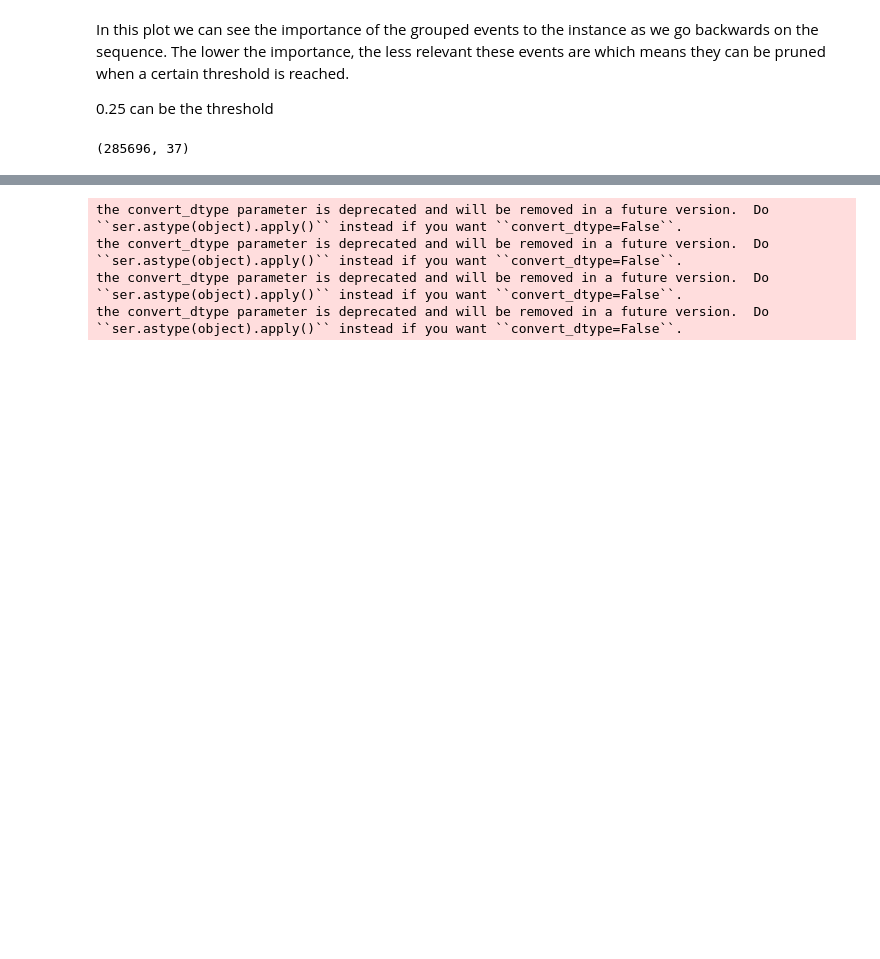
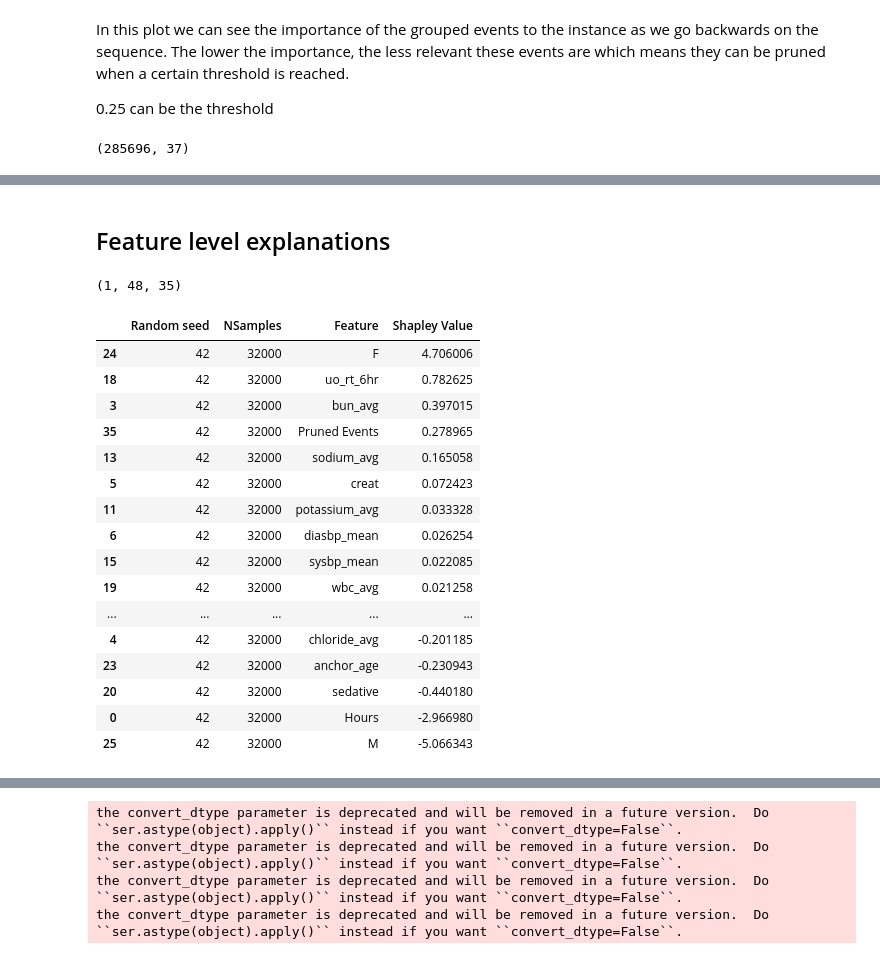
Before and after one commit to charicf/DoctorDisease2.0_AKI, a Jupyter notebook: ml_model/Explainability.ipynb, the cells around one changed output, grey strips where cells are left out. Saved outputs shown, nothing was run; the diff lists cells and outputs as text; code cells hidden in the pictures; blank space fills up the shorter version.

Commit message:
Local explanations updated in notebook

```diff
--- a/ml_model/Explainability.ipynb
+++ b/ml_model/Explainability.ipynb
@@ -523,11 +527,11 @@ from timeshap.explainer import local_pruning, local_event, local_feat, local_cel
 from timeshap.plot import plot_temp_coalition_pruning, plot_event_heatmap, plot_feat_barplot, plot_cell_level
 # %%
 # select model features only
-pos_x_data = single_instance[model_features]
+single_instance_data = single_instance[model_features]
 # convert the instance to numpy so TimeSHAP receives it
-pos_x_data = np.expand_dims(pos_x_data.to_numpy().copy(), axis=0)
+single_instance_data = np.expand_dims(single_instance_data.to_numpy().copy(), axis=0)
 # %%
 pruning_dict = {'tol': 0.25,}
-coal_plot_data, coal_prun_idx = local_pruning(f_hs, pos_x_data, pruning_dict, average_event, id_instance, 'instance', False)
+coal_plot_data, coal_prun_idx = local_pruning(f_hs, single_instance_data, pruning_dict, average_event, id_instance, 'instance', False)
 # coal_prun_idx is in negative terms
-pruning_idx = pos_x_data.shape[1] + coal_prun_idx
+pruning_idx = single_instance_data.shape[1] + coal_prun_idx
@@ -575,0 +584,42 @@ the convert_dtype parameter is deprecated and will be removed in a future versio
+# %% [markdown]
+## Feature level explanations
+# %%
+single_instance_data.shape
+# %% [output]
+(1, 48, 35)
+# %%
+# 1. First, let's make a copy of your data to avoid modifying the original
+normalized_data = single_instance_data.copy()
+
+# 2. Normalize the Hours column (index 0) to be between 0 and 1
+normalized_data[:, :, 0] = single_instance_data[:, :, 0] / 47.0  # Since Hours goes from 0 to 47
+
+# 3. Now try TimeSHAP with the normalized data
+feature_dict = {
+    'rs': 42,
+    'nsamples': 32000,
+    'feature_names': model_features,  # Keep all original feature names
+    'plot_features': plot_features   # Use all features for plotting
+}
+
+feature_data = local_feat(f_hs, normalized_data, feature_dict, id_instance, 'instance', average_event, pruning_idx)
+# %%
+feature_data.sort_values(by='Shapley Value', ascending=False)
+# %% [output]
+|  | Random seed | NSamples | Feature | Shapley Value |
+| 24 | 42 | 32000 | F | 4.706006 |
+| 18 | 42 | 32000 | uo_rt_6hr | 0.782625 |
+| 3 | 42 | 32000 | bun_avg | 0.397015 |
+| 35 | 42 | 32000 | Pruned Events | 0.278965 |
+| 13 | 42 | 32000 | sodium_avg | 0.165058 |
+| 5 | 42 | 32000 | creat | 0.072423 |
+| 11 | 42 | 32000 | potassium_avg | 0.033328 |
+| 6 | 42 | 32000 | diasbp_mean | 0.026254 |
+| 15 | 42 | 32000 | sysbp_mean | 0.022085 |
+| 19 | 42 | 32000 | wbc_avg | 0.021258 |
+| ... | ... | ... | ... | ... |
+| 4 | 42 | 32000 | chloride_avg | -0.201185 |
+| 23 | 42 | 32000 | anchor_age | -0.230943 |
+| 20 | 42 | 32000 | sedative | -0.440180 |
+| 0 | 42 | 32000 | Hours | -2.966980 |
+| 25 | 42 | 32000 | M | -5.066343 |
```
Also changed, not shown: parts of 27 cells of this notebook.
